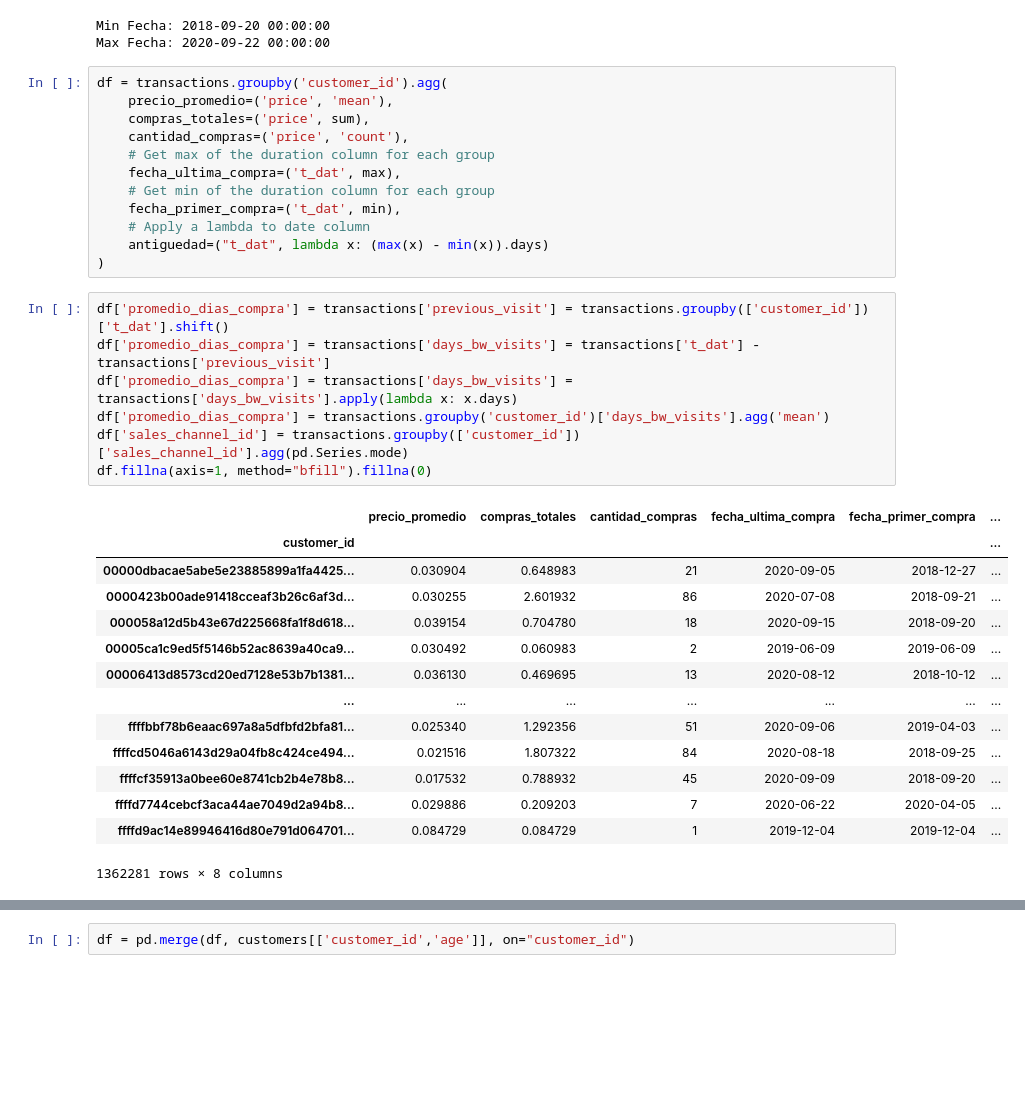
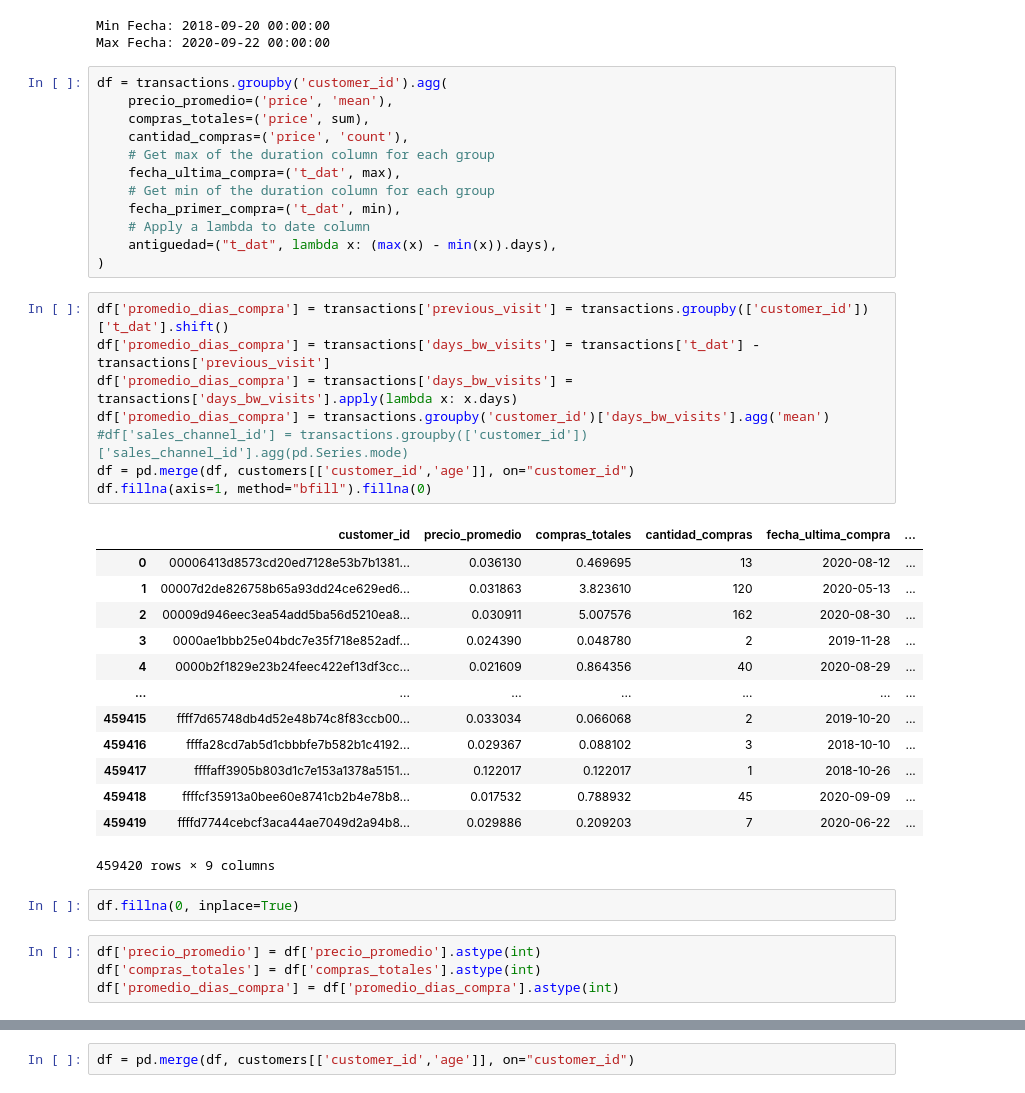
Before and after one commit to AndresPerelmuter/Customers-Segmentation---Clustering, a Jupyter notebook: Cluster_H&M.ipynb, the cells around one changed output, grey strips where cells are left out. Cells and saved outputs as stored; diff of their text form; blank space fills up the shorter version.

```diff
--- a/Cluster_H&M.ipynb
+++ b/Cluster_H&M.ipynb
@@ -266,30 +266,36 @@ df = transactions.groupby('customer_id').agg(
     # Get min of the duration column for each group
     fecha_primer_compra=('t_dat', min),
     # Apply a lambda to date column
-    antiguedad=("t_dat", lambda x: (max(x) - min(x)).days)
+    antiguedad=("t_dat", lambda x: (max(x) - min(x)).days),
 )
 # %%
 df['promedio_dias_compra'] = transactions['previous_visit'] = transactions.groupby(['customer_id'])['t_dat'].shift()
 df['promedio_dias_compra'] = transactions['days_bw_visits'] = transactions['t_dat'] - transactions['previous_visit']
 df['promedio_dias_compra'] = transactions['days_bw_visits'] = transactions['days_bw_visits'].apply(lambda x: x.days)
 df['promedio_dias_compra'] = transactions.groupby('customer_id')['days_bw_visits'].agg('mean')
-df['sales_channel_id'] = transactions.groupby(['customer_id'])['sales_channel_id'].agg(pd.Series.mode)
+#df['sales_channel_id'] = transactions.groupby(['customer_id'])['sales_channel_id'].agg(pd.Series.mode)
+df = pd.merge(df, customers[['customer_id','age']], on="customer_id")
 df.fillna(axis=1, method="bfill").fillna(0)
 # %% [output]
-|  | precio_promedio | compras_totales | cantidad_compras | fecha_ultima_compra | fecha_primer_compra | ... |
-| customer_id |  |  |  |  |  | ... |
-| 00000dbacae5abe5e23885899a1fa4425... | 0.030904 | 0.648983 | 21 | 2020-09-05 | 2018-12-27 | ... |
-| 0000423b00ade91418cceaf3b26c6af3d... | 0.030255 | 2.601932 | 86 | 2020-07-08 | 2018-09-21 | ... |
-| 000058a12d5b43e67d225668fa1f8d618... | 0.039154 | 0.704780 | 18 | 2020-09-15 | 2018-09-20 | ... |
-| 00005ca1c9ed5f5146b52ac8639a40ca9... | 0.030492 | 0.060983 | 2 | 2019-06-09 | 2019-06-09 | ... |
-| 00006413d8573cd20ed7128e53b7b1381... | 0.036130 | 0.469695 | 13 | 2020-08-12 | 2018-10-12 | ... |
+|  | customer_id | precio_promedio | compras_totales | cantidad_compras | fecha_ultima_compra | ... |
+| 0 | 00006413d8573cd20ed7128e53b7b1381... | 0.036130 | 0.469695 | 13 | 2020-08-12 | ... |
+| 1 | 00007d2de826758b65a93dd24ce629ed6... | 0.031863 | 3.823610 | 120 | 2020-05-13 | ... |
+| 2 | 00009d946eec3ea54add5ba56d5210ea8... | 0.030911 | 5.007576 | 162 | 2020-08-30 | ... |
+| 3 | 0000ae1bbb25e04bdc7e35f718e852adf... | 0.024390 | 0.048780 | 2 | 2019-11-28 | ... |
+| 4 | 0000b2f1829e23b24feec422ef13df3cc... | 0.021609 | 0.864356 | 40 | 2020-08-29 | ... |
 | ... | ... | ... | ... | ... | ... | ... |
-| ffffbbf78b6eaac697a8a5dfbfd2bfa81... | 0.025340 | 1.292356 | 51 | 2020-09-06 | 2019-04-03 | ... |
-| ffffcd5046a6143d29a04fb8c424ce494... | 0.021516 | 1.807322 | 84 | 2020-08-18 | 2018-09-25 | ... |
-| ffffcf35913a0bee60e8741cb2b4e78b8... | 0.017532 | 0.788932 | 45 | 2020-09-09 | 2018-09-20 | ... |
-| ffffd7744cebcf3aca44ae7049d2a94b8... | 0.029886 | 0.209203 | 7 | 2020-06-22 | 2020-04-05 | ... |
-| ffffd9ac14e89946416d80e791d064701... | 0.084729 | 0.084729 | 1 | 2019-12-04 | 2019-12-04 | ... |
+| 459415 | ffff7d65748db4d52e48b74c8f83ccb00... | 0.033034 | 0.066068 | 2 | 2019-10-20 | ... |
+| 459416 | ffffa28cd7ab5d1cbbbfe7b582b1c4192... | 0.029367 | 0.088102 | 3 | 2018-10-10 | ... |
+| 459417 | ffffaff3905b803d1c7e153a1378a5151... | 0.122017 | 0.122017 | 1 | 2018-10-26 | ... |
+| 459418 | ffffcf35913a0bee60e8741cb2b4e78b8... | 0.017532 | 0.788932 | 45 | 2020-09-09 | ... |
+| 459419 | ffffd7744cebcf3aca44ae7049d2a94b8... | 0.029886 | 0.209203 | 7 | 2020-06-22 | ... |
-1362281 rows × 8 columns
+459420 rows × 9 columns
+# %%
+df.fillna(0, inplace=True)
+# %%
+df['precio_promedio'] = df['precio_promedio'].astype(int)
+df['compras_totales'] = df['compras_totales'].astype(int)
+df['promedio_dias_compra'] = df['promedio_dias_compra'].astype(int)
 # %%
 df.dtypes
 # %% [output]
```
Also changed, not shown: parts of 11 cells of this notebook.
